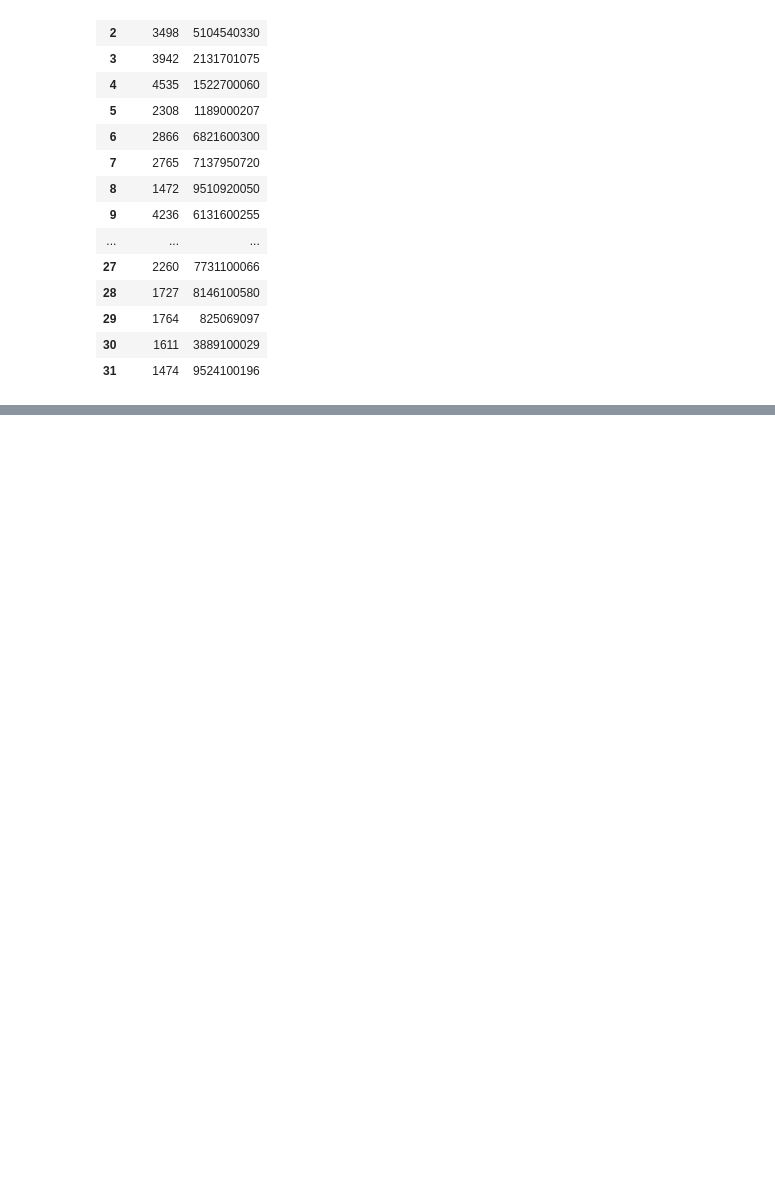
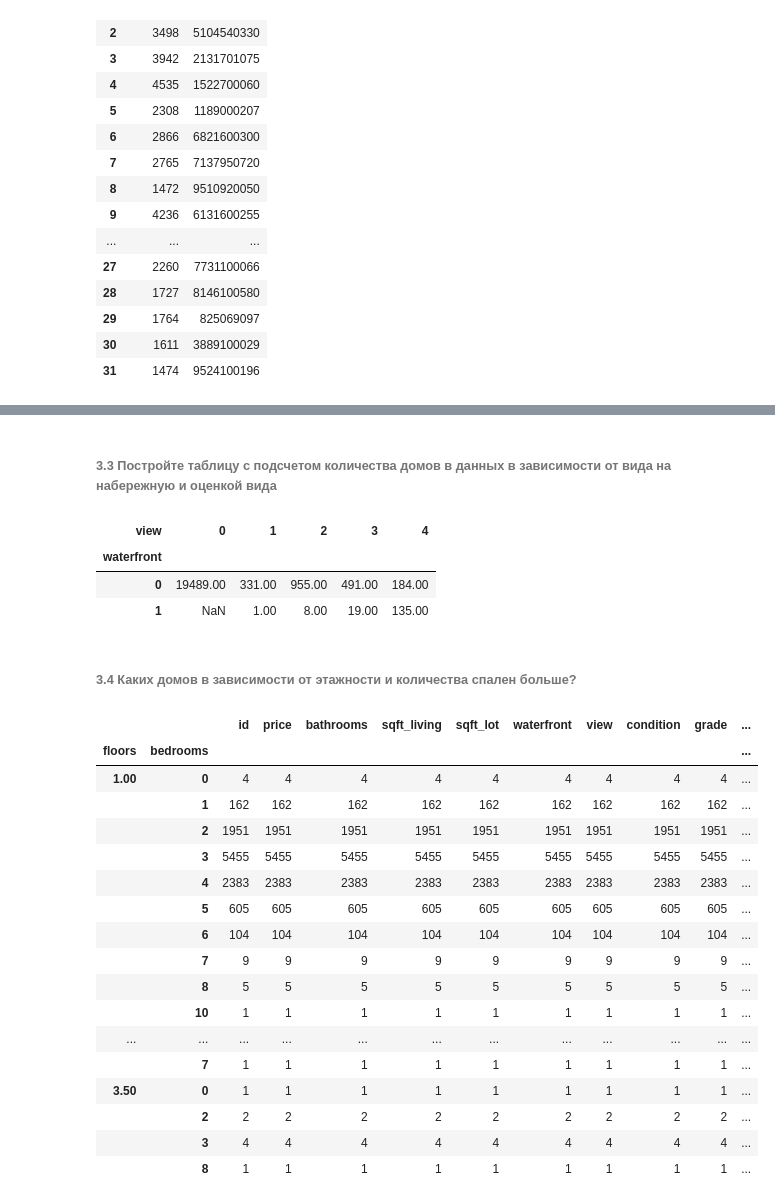
Before and after one commit to Sergey-97/ls-2, a Jupyter notebook: sem2.ipynb, the cells around one changed output, grey strips where cells are left out. Drawn from its saved outputs; the diff is of its cells as text; code cells hidden in the pictures; blank space fills up the shorter version.

```diff
--- a/sem2.ipynb
+++ b/sem2.ipynb
@@ -315,0 +340,3 @@ clients
+# %%
+df_house = df.set_index('id')
+df_house
@@ -315,0 +422,34 @@ clients
+# %% [markdown]
+###### 3.3 Постройте таблицу с подсчетом количества домов в данных в зависимости от вида на набережную и оценкой вида
+# %%
+pivot_table = df.pivot_table(index='waterfront', columns='view', values='id', aggfunc='count')
+pivot_table
+# %% [output]
+| view | 0 | 1 | 2 | 3 | 4 |
+| waterfront |  |  |  |  |  |
+| 0 | 19489.00 | 331.00 | 955.00 | 491.00 | 184.00 |
+| 1 | NaN | 1.00 | 8.00 | 19.00 | 135.00 |
+# %% [markdown]
+###### 3.4 Каких домов в зависимости от этажности и количества спален больше?
+# %%
+houses_by_floors_and_bedrooms = df.groupby(['floors', 'bedrooms']).count()
+houses_by_floors_and_bedrooms
+# %% [output]
+|  |  | id | price | bathrooms | sqft_living | sqft_lot | waterfront | view | condition | grade | ... |
+| floors | bedrooms |  |  |  |  |  |  |  |  |  | ... |
+| 1.00 | 0 | 4 | 4 | 4 | 4 | 4 | 4 | 4 | 4 | 4 | ... |
+|  | 1 | 162 | 162 | 162 | 162 | 162 | 162 | 162 | 162 | 162 | ... |
+|  | 2 | 1951 | 1951 | 1951 | 1951 | 1951 | 1951 | 1951 | 1951 | 1951 | ... |
+|  | 3 | 5455 | 5455 | 5455 | 5455 | 5455 | 5455 | 5455 | 5455 | 5455 | ... |
+|  | 4 | 2383 | 2383 | 2383 | 2383 | 2383 | 2383 | 2383 | 2383 | 2383 | ... |
+|  | 5 | 605 | 605 | 605 | 605 | 605 | 605 | 605 | 605 | 605 | ... |
+|  | 6 | 104 | 104 | 104 | 104 | 104 | 104 | 104 | 104 | 104 | ... |
+|  | 7 | 9 | 9 | 9 | 9 | 9 | 9 | 9 | 9 | 9 | ... |
+|  | 8 | 5 | 5 | 5 | 5 | 5 | 5 | 5 | 5 | 5 | ... |
+|  | 10 | 1 | 1 | 1 | 1 | 1 | 1 | 1 | 1 | 1 | ... |
+| ... | ... | ... | ... | ... | ... | ... | ... | ... | ... | ... | ... |
+|  | 7 | 1 | 1 | 1 | 1 | 1 | 1 | 1 | 1 | 1 | ... |
+| 3.50 | 0 | 1 | 1 | 1 | 1 | 1 | 1 | 1 | 1 | 1 | ... |
+|  | 2 | 2 | 2 | 2 | 2 | 2 | 2 | 2 | 2 | 2 | ... |
+|  | 3 | 4 | 4 | 4 | 4 | 4 | 4 | 4 | 4 | 4 | ... |
+|  | 8 | 1 | 1 | 1 | 1 | 1 | 1 | 1 | 1 | 1 | ... |
```
Also changed, not shown: parts of 12 cells of this notebook.
